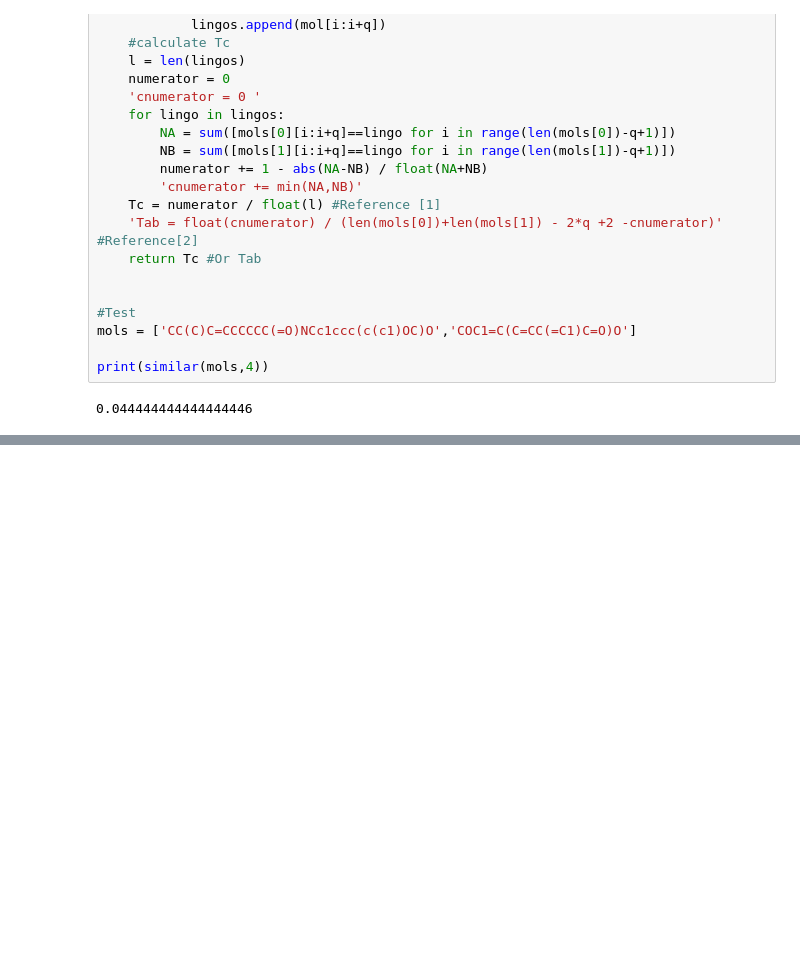
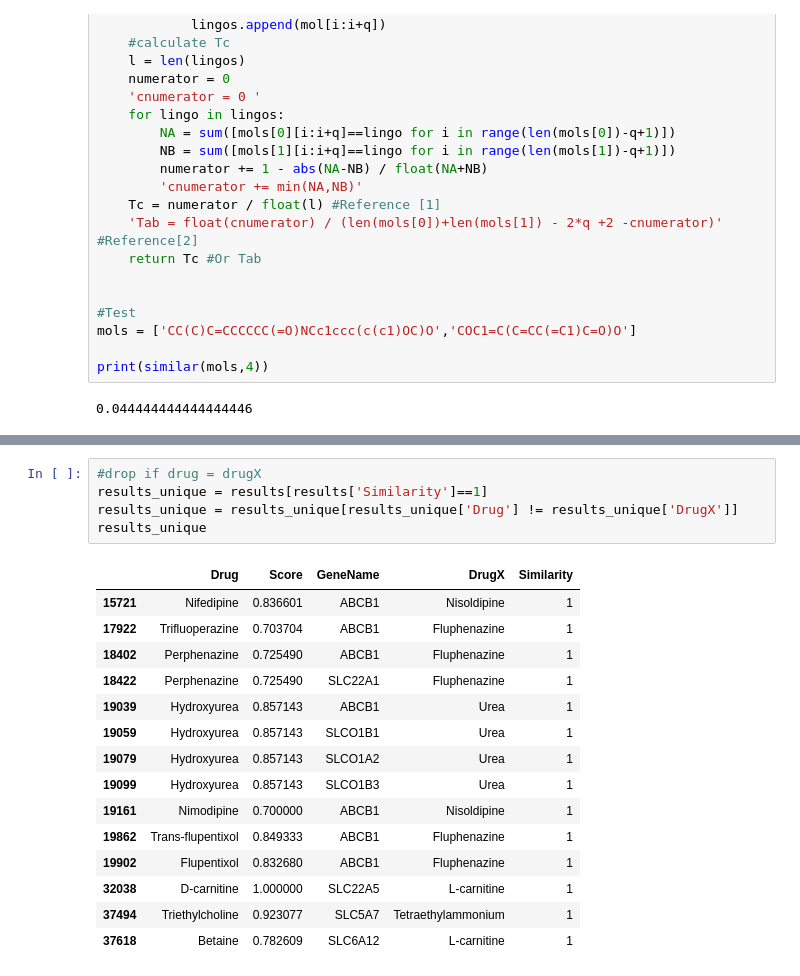
Before and after one commit to alematic/Lozhack23, a Jupyter notebook: m2m_comparison.ipynb, the cells around one changed output, grey strips where cells are left out. Saved outputs shown, nothing was run; the diff lists cells and outputs as text; blank space fills up the shorter version.

```diff
--- a/m2m_comparison.ipynb
+++ b/m2m_comparison.ipynb
@@ -120,0 +102,21 @@ score
+# %%
+#drop if drug = drugX
+results_unique = results[results['Similarity']==1]
+results_unique = results_unique[results_unique['Drug'] != results_unique['DrugX']]
+results_unique
+# %% [output]
+|  | Drug | Score | GeneName | DrugX | Similarity |
+| 15721 | Nifedipine | 0.836601 | ABCB1 | Nisoldipine | 1 |
+| 17922 | Trifluoperazine | 0.703704 | ABCB1 | Fluphenazine | 1 |
+| 18402 | Perphenazine | 0.725490 | ABCB1 | Fluphenazine | 1 |
+| 18422 | Perphenazine | 0.725490 | SLC22A1 | Fluphenazine | 1 |
+| 19039 | Hydroxyurea | 0.857143 | ABCB1 | Urea | 1 |
+| 19059 | Hydroxyurea | 0.857143 | SLCO1B1 | Urea | 1 |
+| 19079 | Hydroxyurea | 0.857143 | SLCO1A2 | Urea | 1 |
+| 19099 | Hydroxyurea | 0.857143 | SLCO1B3 | Urea | 1 |
+| 19161 | Nimodipine | 0.700000 | ABCB1 | Nisoldipine | 1 |
+| 19862 | Trans-flupentixol | 0.849333 | ABCB1 | Fluphenazine | 1 |
+| 19902 | Flupentixol | 0.832680 | ABCB1 | Fluphenazine | 1 |
+| 32038 | D-carnitine | 1.000000 | SLC22A5 | L-carnitine | 1 |
+| 37494 | Triethylcholine | 0.923077 | SLC5A7 | Tetraethylammonium | 1 |
+| 37618 | Betaine | 0.782609 | SLC6A12 | L-carnitine | 1 |
```
Also changed, not shown: parts of 9 cells of this notebook.
